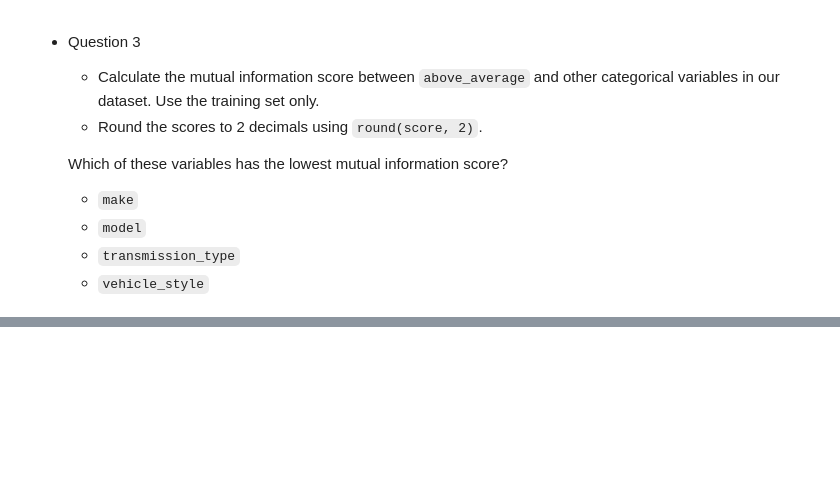
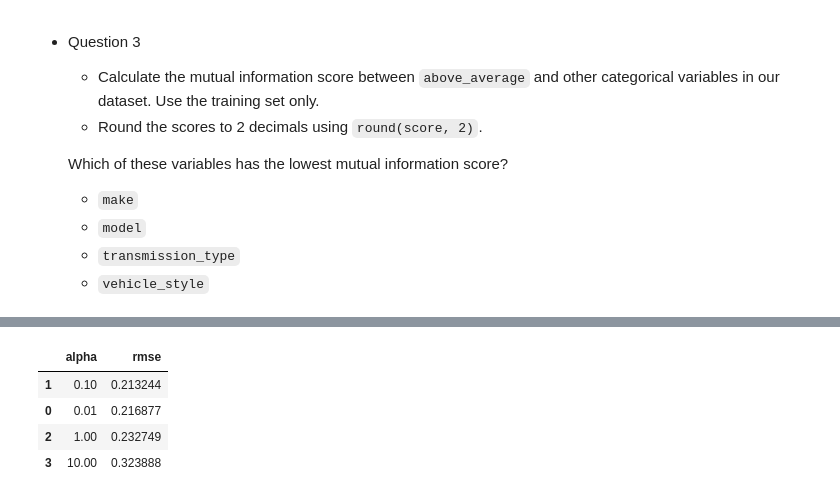
Before and after one commit to marcosbenicio/ML-zoomcamp, a Jupyter notebook: 03Classification/homework_3.ipynb, the cells around one changed output, grey strips where cells are left out. Drawn from its saved outputs; the diff is of its cells as text; code cells hidden in the pictures; blank space fills up the shorter version.

```diff
--- a/03Classification/homework_3.ipynb
+++ b/03Classification/homework_3.ipynb
@@ -577,3 +771,40 @@ $$P(\mathbf{Y}|\mathbf{X} = \mathbf{x}_i) = \theta(\mathbf{x}_i\mathbf{w})^{Y}\t
     * Round your RMSE scores to 3 decimal digits.
 
     Which of these alphas leads to the best RMSE on the validation set?
+# %%
+# Convert datasets to dictionary
+train_dict = df_train.to_dict(orient='records')
+val_dict = df_val.to_dict(orient='records')
+
+# One-hot encode
+dv = DictVectorizer(sparse=False)
+X_train = dv.fit_transform(train_dict)
+X_val = dv.transform(val_dict)
+
+
+alphas = [0.01, 0.1, 1, 10]
+results = []
+for alpha in alphas:
+    # Instantiate and train the Ridge regression model
+    ridge_model = Ridge(alpha=alpha, solver='auto', random_state=42)
+    ridge_model.fit(X_train, Y_train_log)
+
+    # Predict on the validation set
+    Y_pred_log = ridge_model.predict(X_val)
+
+    # Calculate RMSE
+    rmse = np.sqrt(mean_squared_error(Y_val_log, Y_pred_log))
+
+    results.append({
+        'alpha': alpha,
+        'rmse': rmse  # Round to 3 decimal places
+    })
+
+df_results = pd.DataFrame(results).sort_values(by = 'rmse', ascending= True)
+display(df_results)
+# %% [output]
+|  | alpha | rmse |
+| 1 | 0.10 | 0.213244 |
+| 0 | 0.01 | 0.216877 |
+| 2 | 1.00 | 0.232749 |
+| 3 | 10.00 | 0.323888 |
```
Also changed, not shown: parts of 23 cells of this notebook.
